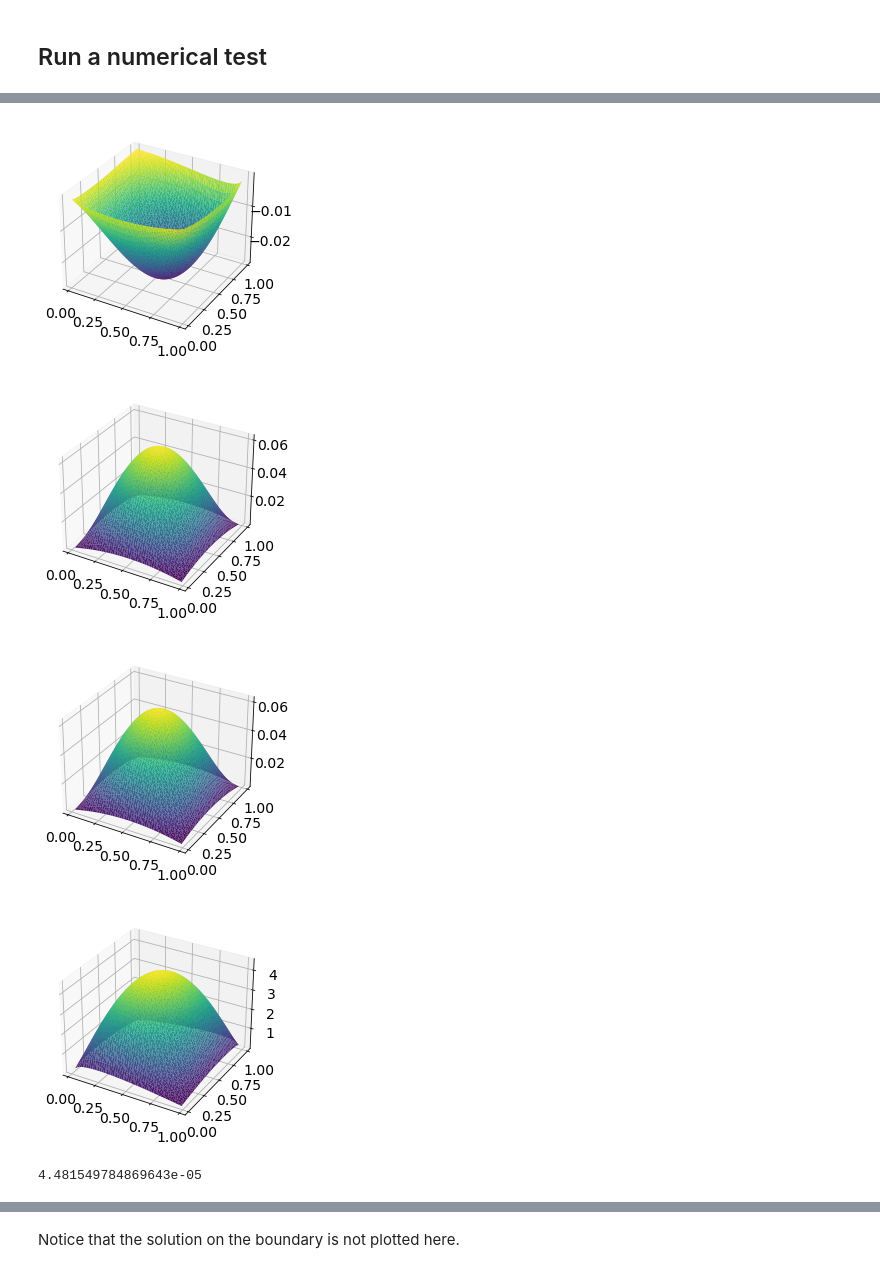
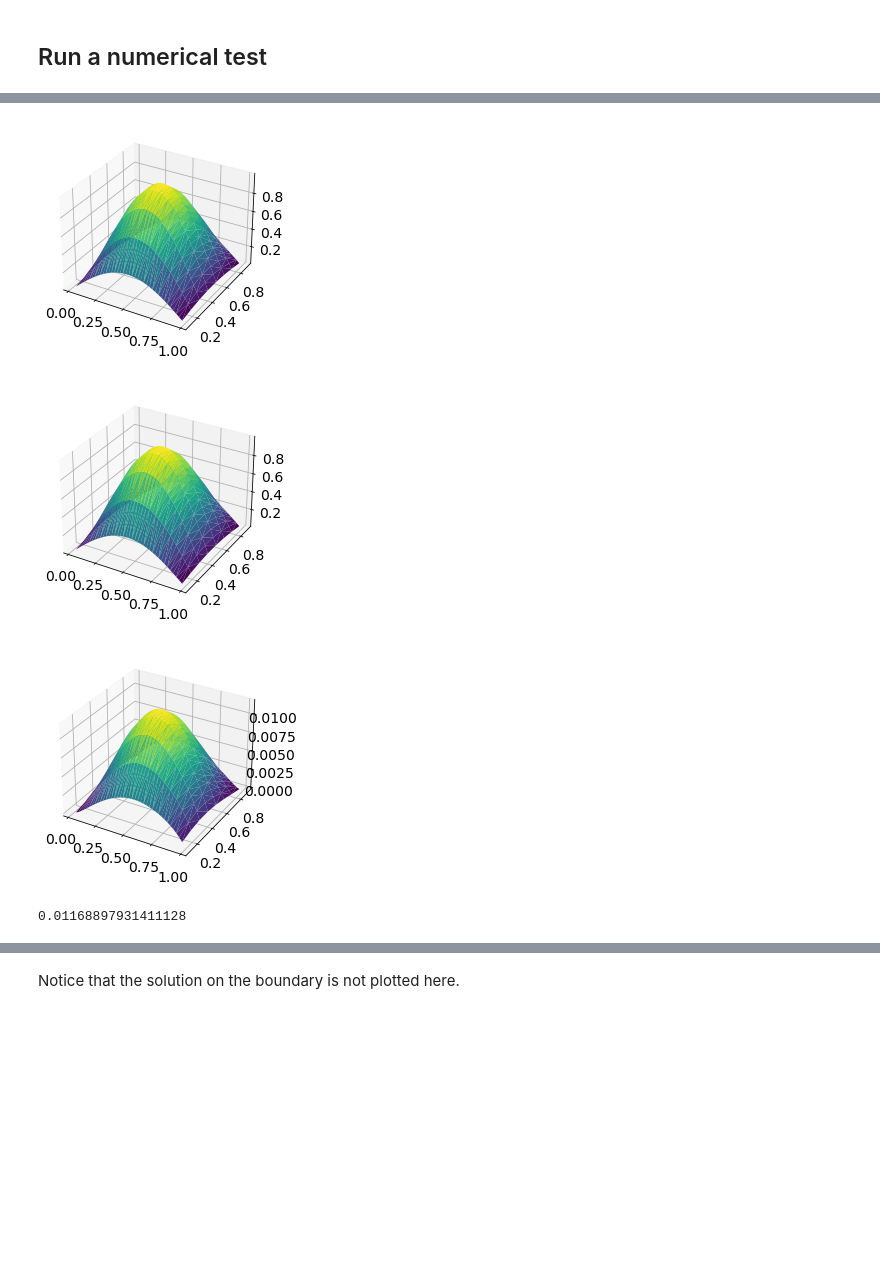
Before and after one commit to markus0800/num.diff-project-1, a Jupyter notebook: project1_version2.ipynb, the cells around one changed output, grey strips where cells are left out. Drawn from its saved outputs; the diff is of its cells as text; code cells hidden in the pictures; blank space fills up the shorter version.

```diff
--- a/project1_version2.ipynb
+++ b/project1_version2.ipynb
@@ -137,24 +136,23 @@ def solve_bvp(bvp):
 def u_sol_1(x,y):
     return x*(1-x)*y*(1-y)
 
-def f_1(a, x, y):
-    return (2*a*y**2 - 2*a*y + 8*x*y + 2*x**2 + 2*y**2 - 6*x -6*y +2 )
+def f_1(a,r, x, y):
+    return -(a+1)*2*y*(1-y) + 2*r*(2*y -1)*(2*x-1)-2*r**2 * x*(1-x)
 
 def u_sol_2(x,y):
     return x**2 * y**2
 
-def f_2(a, x, y):
-    return 2*y**2*(1+a) +8 * x * y + 2 * x**2
+def f_2(a, r, x, y):
+    return (1+a)*2*y**2 + 8*r*x*y + 2*r**2*x**2
 
 def u_sol_3(x,y):
     return np.sin(np.pi * x) * np.sin(np.pi * y)
 
-def f_3(a,x, y):
-    return 2*np.pi**2 * np.cos(np.pi*x) * np.cos(np.pi * y) - 2 * np.pi**2 * np.sin(np.pi * y) *np.sin(np.pi *x) - a*np.pi**2*np.sin(np.pi* x) * np.sin(np.pi * y)
-
+def f_3(a,r,x, y):
+    return -(1+a)*np.pi**2*np.sin(np.pi*y)*np.sin(np.pi*x) + 2*r*np.pi**2 *np.cos(np.pi*y) *np.cos(np.pi*x) - r**2 * np.pi**2 * np.sin(np.pi*x) *np.sin(np.pi*y)
 
 #Boundary conditions
 def g(x,y):
     return 0
-def f(a,x,y):
+def f(a,r,x,y):
     return x
@@ -161,43 +219,28 @@ def f(a,x,y):
 # %%
-M = 50
-N = 50
+M = 40
+N = 10
 a = 1
-ex1 = BVP(f,u_sol_1,a,M,N)
+ex1 = BVP(f_3,u_sol_3,a,M,N)
+# Solution of the problem
 U, A, coord = solve_bvp(ex1)
 # Plot of the solution
 plt.figure()
 ax = plt.axes(projection='3d')
 ax.plot_trisurf(coord[:,0], coord[:,1], U, cmap='viridis', edgecolor='none');
 plt.show()
+
+plt.figure()
+ax = plt.axes(projection='3d')
+ax.plot_trisurf(coord[:,0], coord[:,1], u_sol_3(coord[:,0], coord[:,1]),cmap='viridis', edgecolor='none')
+plt.show()
+
+plt.figure()
+ax = plt.axes(projection='3d')
+ax.plot_trisurf(coord[:,0], coord[:,1], U - u_sol_3(coord[:,0], coord[:,1]),cmap='viridis', edgecolor='none')
+plt.show()
+np.max(np.abs(U - u_sol_3(coord[:,0], coord[:,1])))
 # %% [output]
-[figure, old version]
+[figure, new version]
+[figure, added]
+[figure, added]
+0.01168897931411128
-# %%
-M = 50
-N = 50
-a = 1
-ex1 = BVP(f_1,u_sol_1,a,M,N)
-# Solution of the problem
-
-U, A, coord = solve_bvp(ex1)
-# Plot of the solution
-plt.figure()
-ax = plt.axes(projection='3d')
-ax.plot_trisurf(coord[:,0], coord[:,1], U, cmap='viridis', edgecolor='none');
-plt.show()
-
-plt.figure()
-ax = plt.axes(projection='3d')
-ax.plot_trisurf(coord[:,0], coord[:,1], u_sol_1(coord[:,0], coord[:,1]),cmap='viridis', edgecolor='none')
-plt.show()
-
-plt.figure()
-ax = plt.axes(projection='3d')
-ax.plot_trisurf(coord[:,0], coord[:,1], U - u_sol_1(coord[:,0], coord[:,1]),cmap='viridis', edgecolor='none')
-plt.show()
-
-np.max(np.abs(U - u_sol_1(coord[:,0], coord[:,1])))
-# %% [output]
-[figure, removed]
-[figure, removed]
-[figure, removed]
-4.481549784869643e-05
```
Also changed, not shown: parts of 18 cells of this notebook.
